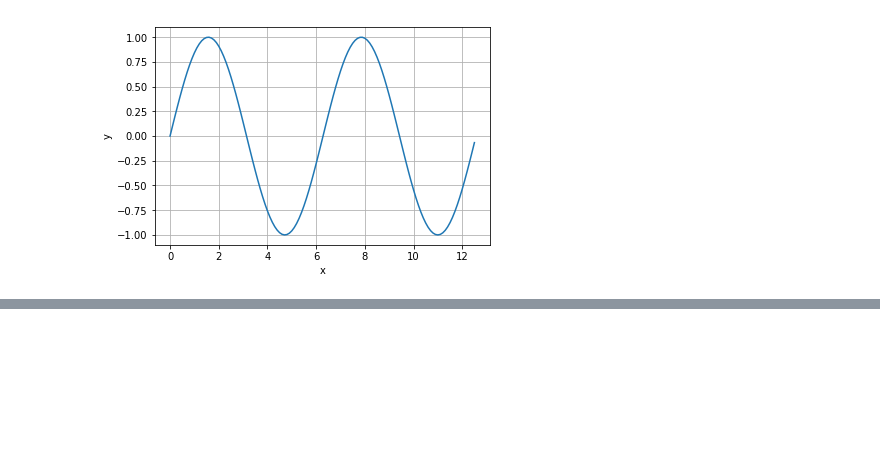
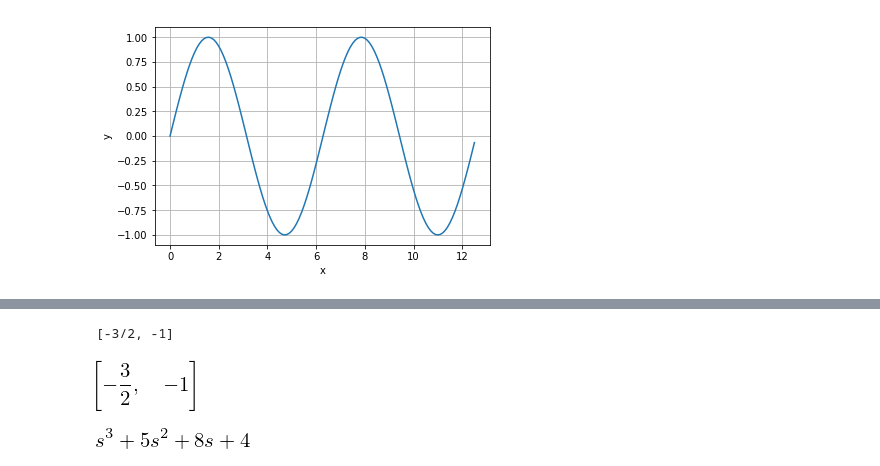
Before and after one commit to AsahiTsuruo/control_engineering, a Jupyter notebook: intro_python.ipynb, the cells around one changed output, grey strips where cells are left out. Drawn from its saved outputs; the diff is of its cells as text; code cells hidden in the pictures; blank space fills up the shorter version.

```diff
--- a/intro_python.ipynb
+++ b/intro_python.ipynb
@@ -92,0 +157,17 @@ AttributeError: 'AxesSubplot' object has no attribute 'show'
+# %%
+import sympy as sp
+sp.init_printing()
+s = sp.Symbol("s")
+root = sp.solve(2 * s**2 + 5*s+3,s)
+print(root)
+# %% [output]
+[-3/2, -1]
+# %%
+root
+# %% [output]
+[figure, added]
+# %%
+f = sp.expand((s+1)*(s+2)**2,s)
+f
+# %% [output]
+[figure, added]
```
Also changed, not shown: parts of 8 cells of this notebook, 1 other file.
